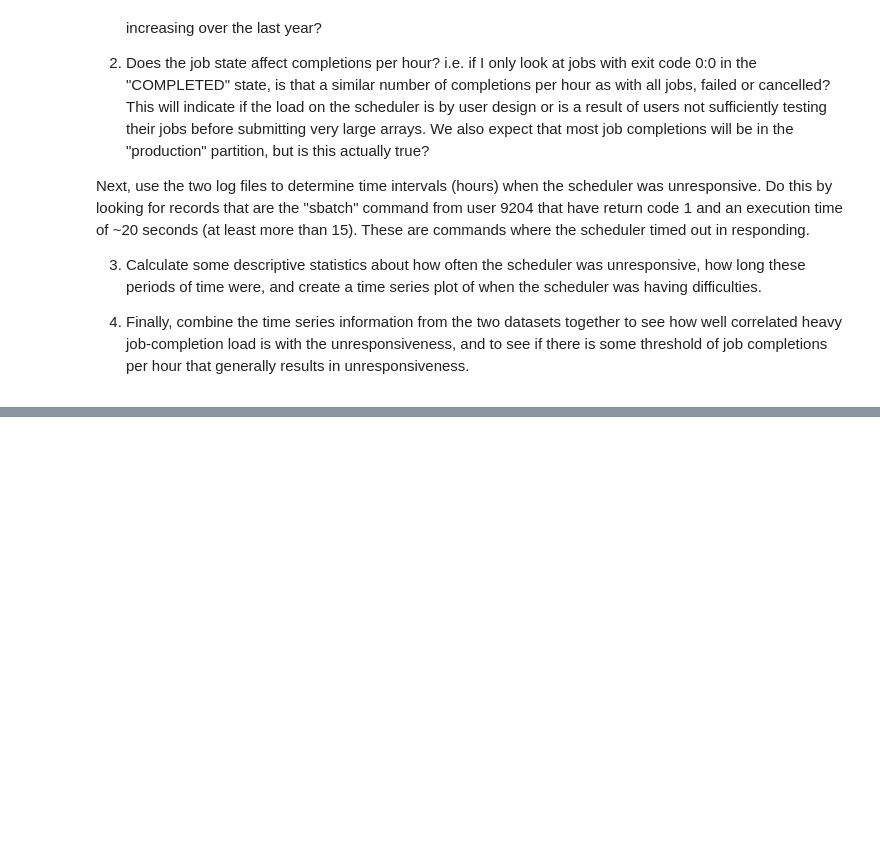
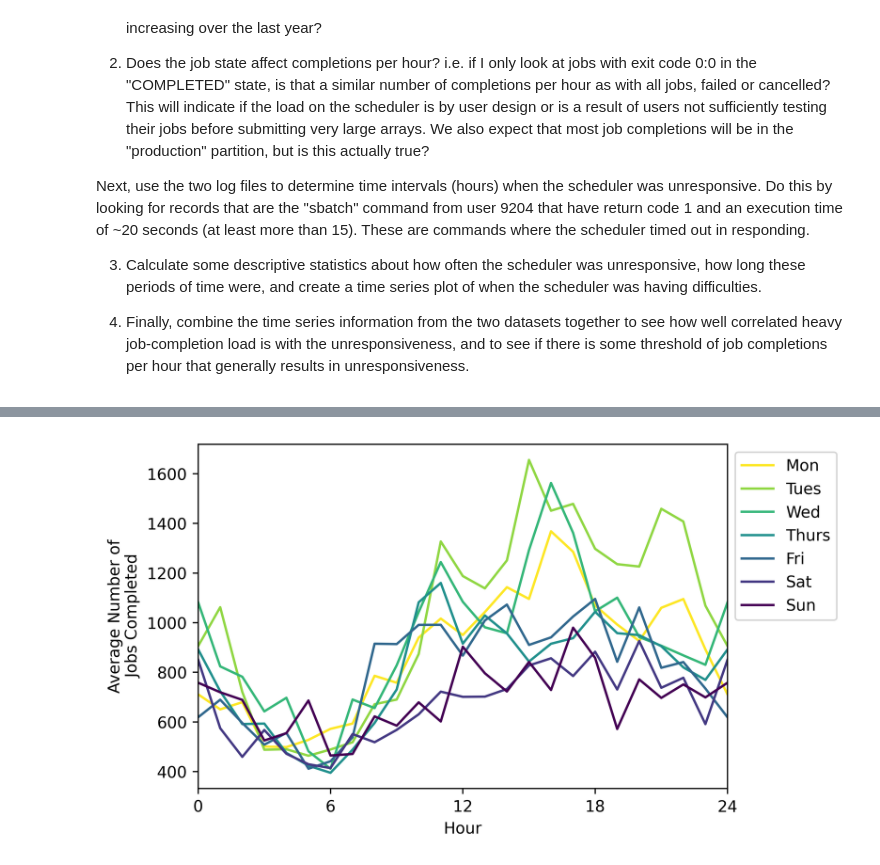
Before and after one commit to jrioross/accre-data-nerds, a Jupyter notebook: notebooks/rohit_accre_nb.ipynb, the cells around one changed output, grey strips where cells are left out. Saved outputs shown, nothing was run; the diff lists cells and outputs as text; code cells hidden in the pictures; blank space fills up the shorter version.

```diff
--- a/notebooks/rohit_accre_nb.ipynb
+++ b/notebooks/rohit_accre_nb.ipynb
@@ -370,0 +252,26 @@ plt.show()
+# %%
+# Create hour and day of week columns
+jobs_completed_by_hour['hour'] = jobs_completed_by_hour.index.hour
+jobs_completed_by_hour['day_of_week'] = jobs_completed_by_hour.index.day_of_week
+
+#  Calculate average jobs completed per hour and day of week
+jobs_completed_by_day_of_week = jobs_completed_by_hour.groupby(['hour', 'day_of_week'], as_index = False).agg('mean')
+
+# Assign jobs completed from hour 0 to hour 24 to make line plot look connected
+jobs_completed_hour_0 = jobs_completed_by_day_of_week.loc[jobs_completed_by_day_of_week['hour'] == 0]
+jobs_completed_by_day_of_week = jobs_completed_by_day_of_week.append(jobs_completed_hour_0.assign(hour = 24)).reset_index()
+# %%
+# Plot average jobs completed per hour and day of week
+fig, ax = plt.subplots(figsize = (6, 4), dpi = 600)
+
+sns.lineplot(x = 'hour', y = 'count', data = jobs_completed_by_day_of_week, hue = 'day_of_week', palette = 'viridis_r')
+
+ax.set_xlim([0, 24])
+ax.set_xticks([0, 6, 12, 18, 24])
+ax.set_xlabel('Hour')
+ax.set_ylabel('Average Number of\nJobs Completed')
+ax.legend(title = '', labels = ['Mon', 'Tues', 'Wed', 'Thurs', 'Fri', 'Sat', 'Sun'], bbox_to_anchor = (1, 1))
+
+plt.show()
+# %% [output]
+[figure, added]
```
Also changed, not shown: parts of 44 cells of this notebook.
